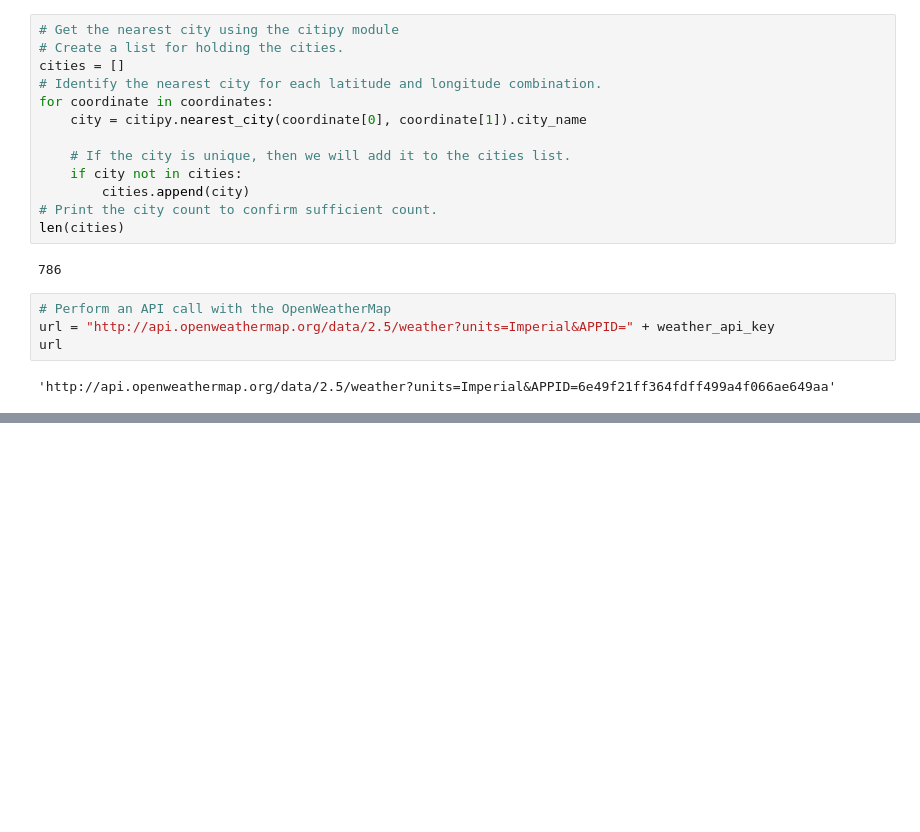
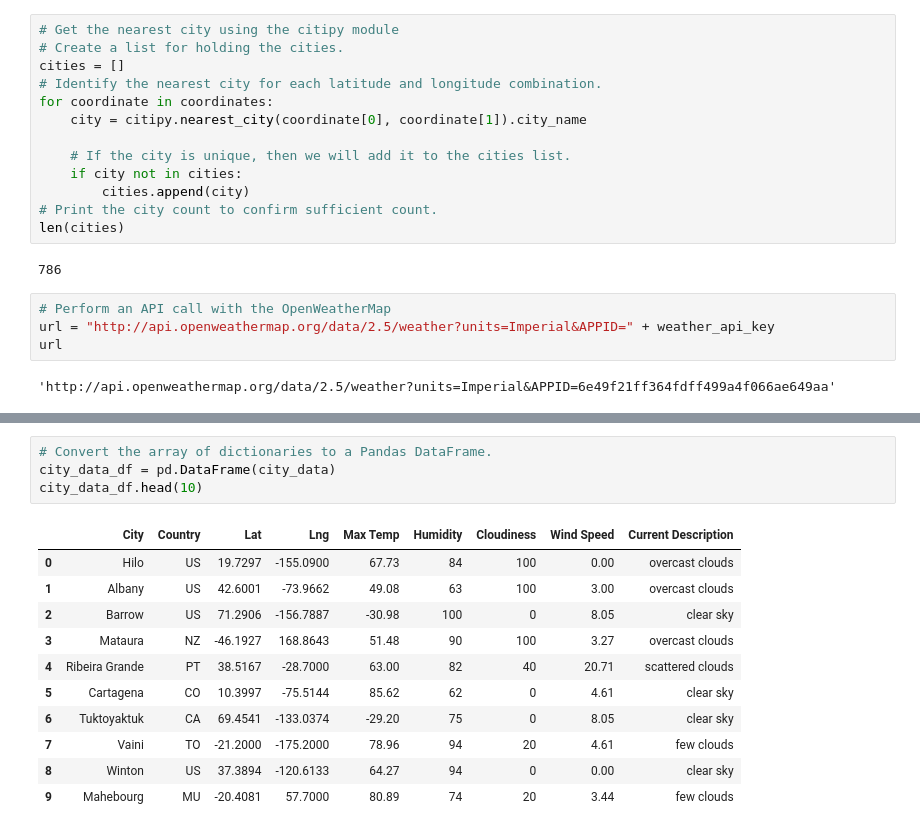
Before and after one commit to aisligrace/World_Weather_Analysis, a Jupyter notebook: Weather_Database.ipynb, the cells around one changed output, grey strips where cells are left out. Drawn from its saved outputs; the diff is of its cells as text; blank space fills up the shorter version.

```diff
--- a/Weather_Database.ipynb
+++ b/Weather_Database.ipynb
@@ -145,0 +148,16 @@ len(city_data)
+# %%
+# Convert the array of dictionaries to a Pandas DataFrame.
+city_data_df = pd.DataFrame(city_data)
+city_data_df.head(10)
+# %% [output]
+|  | City | Country | Lat | Lng | Max Temp | Humidity | Cloudiness | Wind Speed | Current Description |
+| 0 | Hilo | US | 19.7297 | -155.0900 | 67.73 | 84 | 100 | 0.00 | overcast clouds |
+| 1 | Albany | US | 42.6001 | -73.9662 | 49.08 | 63 | 100 | 3.00 | overcast clouds |
+| 2 | Barrow | US | 71.2906 | -156.7887 | -30.98 | 100 | 0 | 8.05 | clear sky |
+| 3 | Mataura | NZ | -46.1927 | 168.8643 | 51.48 | 90 | 100 | 3.27 | overcast clouds |
+| 4 | Ribeira Grande | PT | 38.5167 | -28.7000 | 63.00 | 82 | 40 | 20.71 | scattered clouds |
+| 5 | Cartagena | CO | 10.3997 | -75.5144 | 85.62 | 62 | 0 | 4.61 | clear sky |
+| 6 | Tuktoyaktuk | CA | 69.4541 | -133.0374 | -29.20 | 75 | 0 | 8.05 | clear sky |
+| 7 | Vaini | TO | -21.2000 | -175.2000 | 78.96 | 94 | 20 | 4.61 | few clouds |
+| 8 | Winton | US | 37.3894 | -120.6133 | 64.27 | 94 | 0 | 0.00 | clear sky |
+| 9 | Mahebourg | MU | -20.4081 | 57.7000 | 80.89 | 74 | 20 | 3.44 | few clouds |
```
Also changed, not shown: parts of 2 cells of this notebook.
